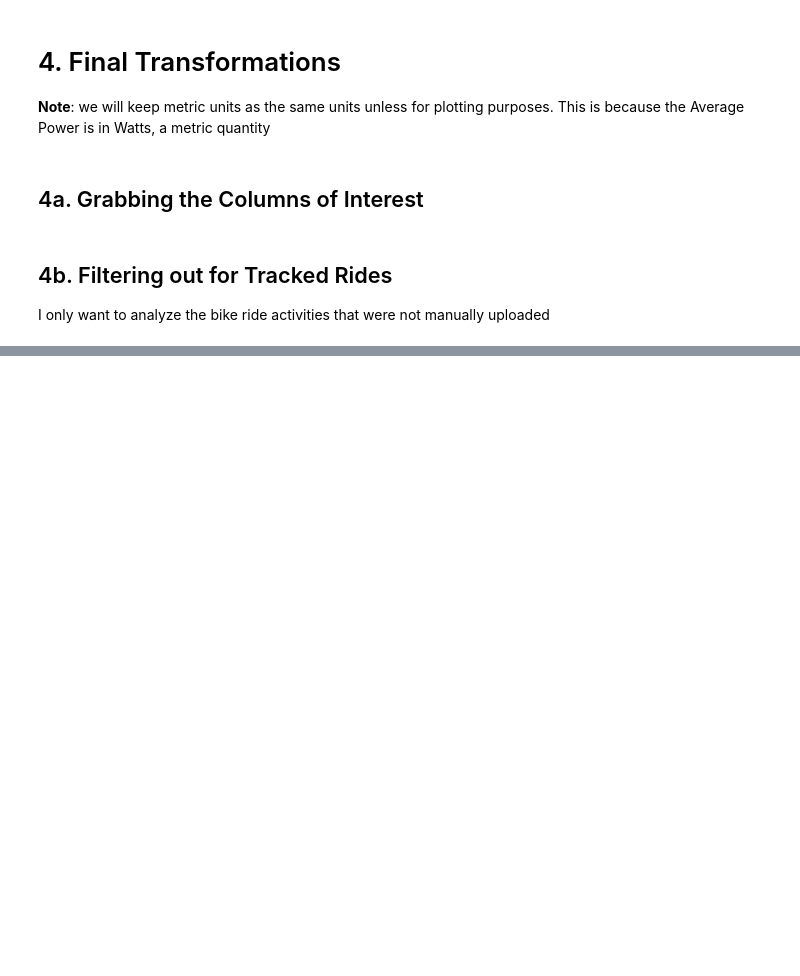
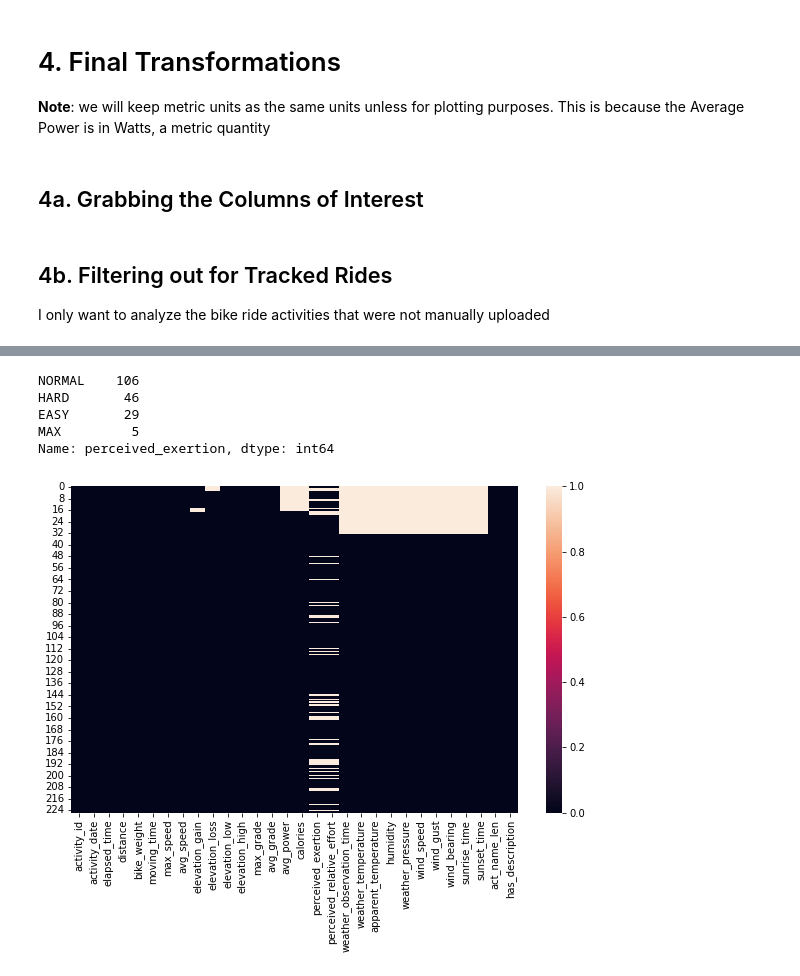
Before and after one commit to ericbauer55/strava-fitness, a Jupyter notebook: src/notebooks/0. Activity Log EDA.ipynb, the cells around one changed output, grey strips where cells are left out. Drawn from its saved outputs; the diff is of its cells as text; code cells hidden in the pictures; blank space fills up the shorter version.

```diff
--- a/src/notebooks/0. Activity Log EDA.ipynb
+++ b/src/notebooks/0. Activity Log EDA.ipynb
@@ -187,0 +205,13 @@ _ = sns.heatmap(df.isna())
+# %%
+df['perceived_exertion'].value_counts()
+# %% [output]
+NORMAL    106
+HARD       46
+EASY       29
+MAX         5
+Name: perceived_exertion, dtype: int64
+# %%
+fig = plt.figure(figsize=(10,6))
+_ = sns.heatmap(df.isna())
+# %% [output]
+[figure, added]
```
Also changed, not shown: parts of 15 cells of this notebook, 1 other file.
